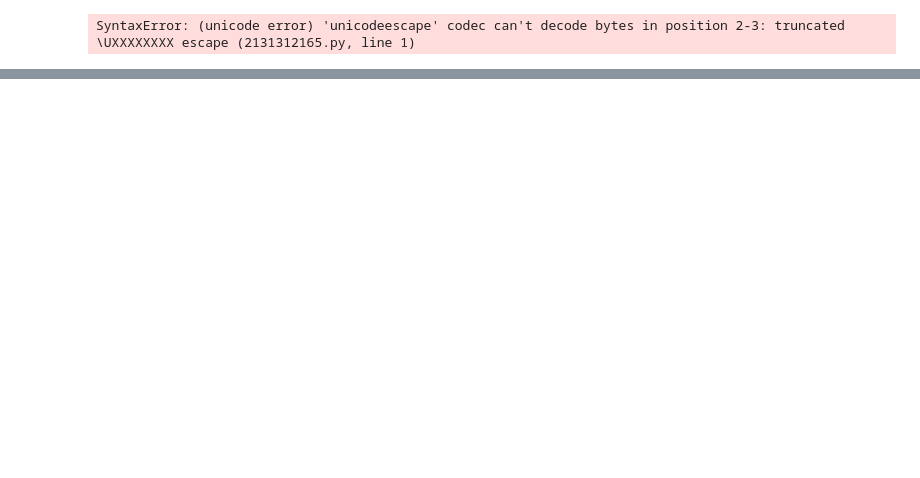
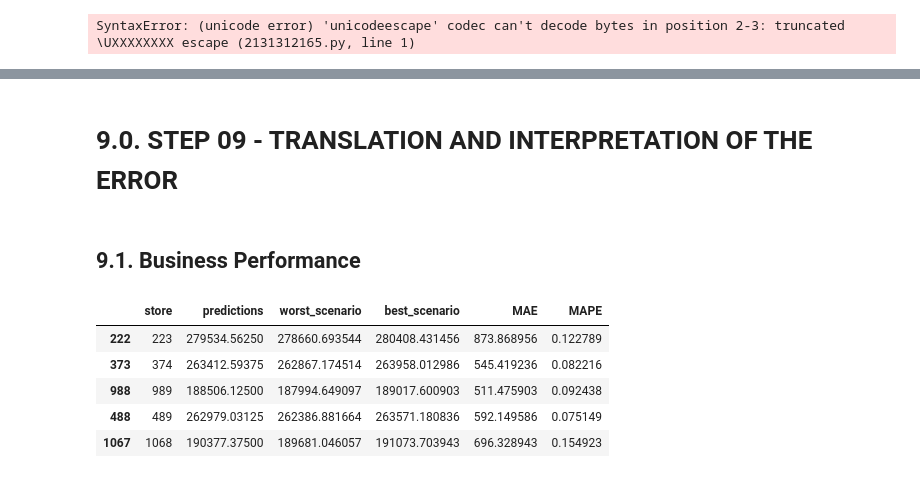
Before and after one commit to Raoni-Silva/DS-Em-Producao, a Jupyter notebook: m07_v01_store_sales_prediction.ipynb, the cells around one changed output, grey strips where cells are left out. Cells and saved outputs as stored; diff of their text form; code cells hidden in the pictures; blank space fills up the shorter version.

```diff
--- a/m07_v01_store_sales_prediction.ipynb
+++ b/m07_v01_store_sales_prediction.ipynb
@@ -1336,2 +1313,4 @@ mpe
 # %%
 # valor negativo de mpe é negativo e portanto o valor está sendo superestimado
+# %% [markdown]
+# 9.0. STEP 09 - TRANSLATION AND INTERPRETATION OF THE ERROR
@@ -1337,0 +1323,2 @@ mpe
+# %% [markdown]
+## 9.1. Business Performance
@@ -1337,0 +1343,9 @@ mpe
+# %%
+df92.sample(5)
+# %% [output]
+|  | store | predictions | worst_scenario | best_scenario | MAE | MAPE |
+| 222 | 223 | 279534.56250 | 278660.693544 | 280408.431456 | 873.868956 | 0.122789 |
+| 373 | 374 | 263412.59375 | 262867.174514 | 263958.012986 | 545.419236 | 0.082216 |
+| 988 | 989 | 188506.12500 | 187994.649097 | 189017.600903 | 511.475903 | 0.092438 |
+| 488 | 489 | 262979.03125 | 262386.881664 | 263571.180836 | 592.149586 | 0.075149 |
+| 1067 | 1068 | 190377.37500 | 189681.046057 | 191073.703943 | 696.328943 | 0.154923 |
```
Also changed, not shown: parts of 11 cells of this notebook.
